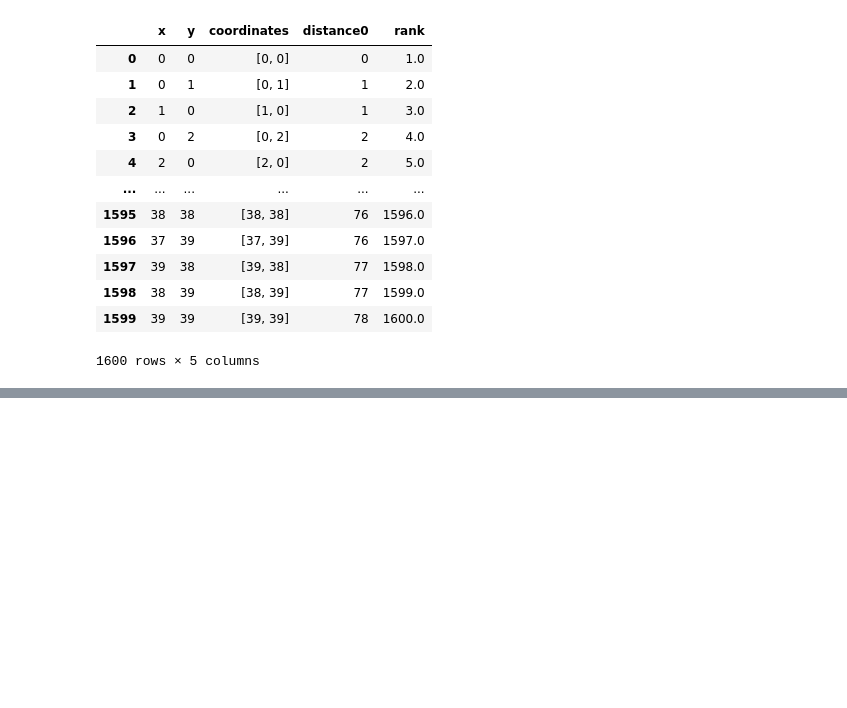
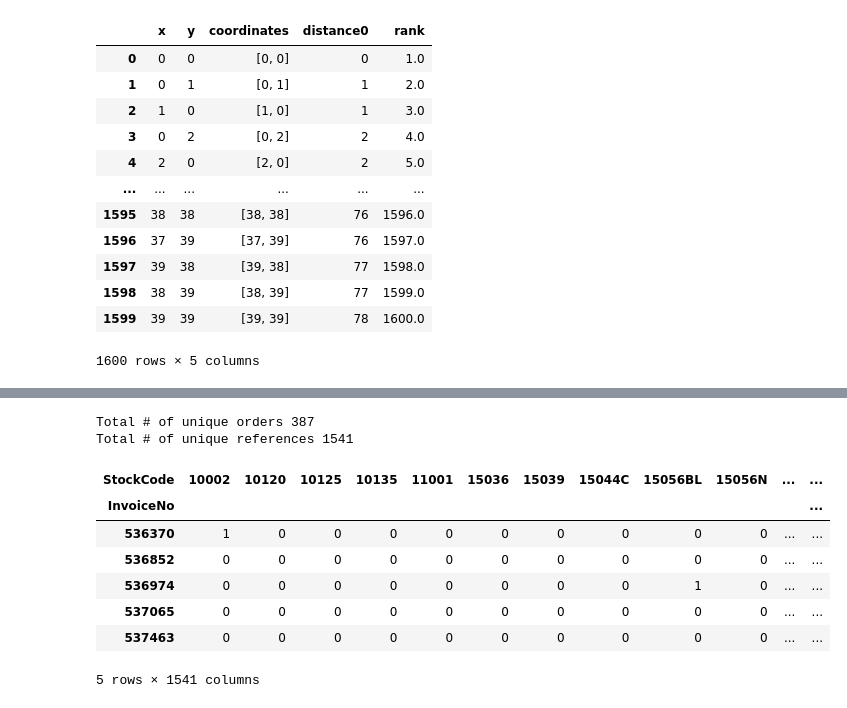
Before and after one commit to Michiel-DK/olist, a Jupyter notebook: data/apriori_test.ipynb, the cells around one changed output, grey strips where cells are left out. Cells and saved outputs as stored; diff of their text form; code cells hidden in the pictures; blank space fills up the shorter version.

```diff
--- a/data/apriori dataset ecom.ipynb
+++ b/data/apriori_test.ipynb
@@ -641,0 +765,18 @@ products.sort_values('Rank')
+# %%
+print(f"Total # of unique orders {len(df_fr['InvoiceNo'].unique())}")
+print(f"Total # of unique references {len(df_fr['StockCode'].unique())}")
+# %% [output]
+Total # of unique orders 387
+Total # of unique references 1541
+# %%
+basket_France = basket_France.applymap(encode_units)
+basket_France.head()
+# %% [output]
+| StockCode | 10002 | 10120 | 10125 | 10135 | 11001 | 15036 | 15039 | 15044C | 15056BL | 15056N | ... | ... |
+| InvoiceNo |  |  |  |  |  |  |  |  |  |  |  | ... |
+| 536370 | 1 | 0 | 0 | 0 | 0 | 0 | 0 | 0 | 0 | 0 | ... | ... |
+| 536852 | 0 | 0 | 0 | 0 | 0 | 0 | 0 | 0 | 0 | 0 | ... | ... |
+| 536974 | 0 | 0 | 0 | 0 | 0 | 0 | 0 | 0 | 1 | 0 | ... | ... |
+| 537065 | 0 | 0 | 0 | 0 | 0 | 0 | 0 | 0 | 0 | 0 | ... | ... |
+| 537463 | 0 | 0 | 0 | 0 | 0 | 0 | 0 | 0 | 0 | 0 | ... | ... |
+5 rows × 1541 columns
```
Also changed, not shown: parts of 47 cells of this notebook, 5 other files.
